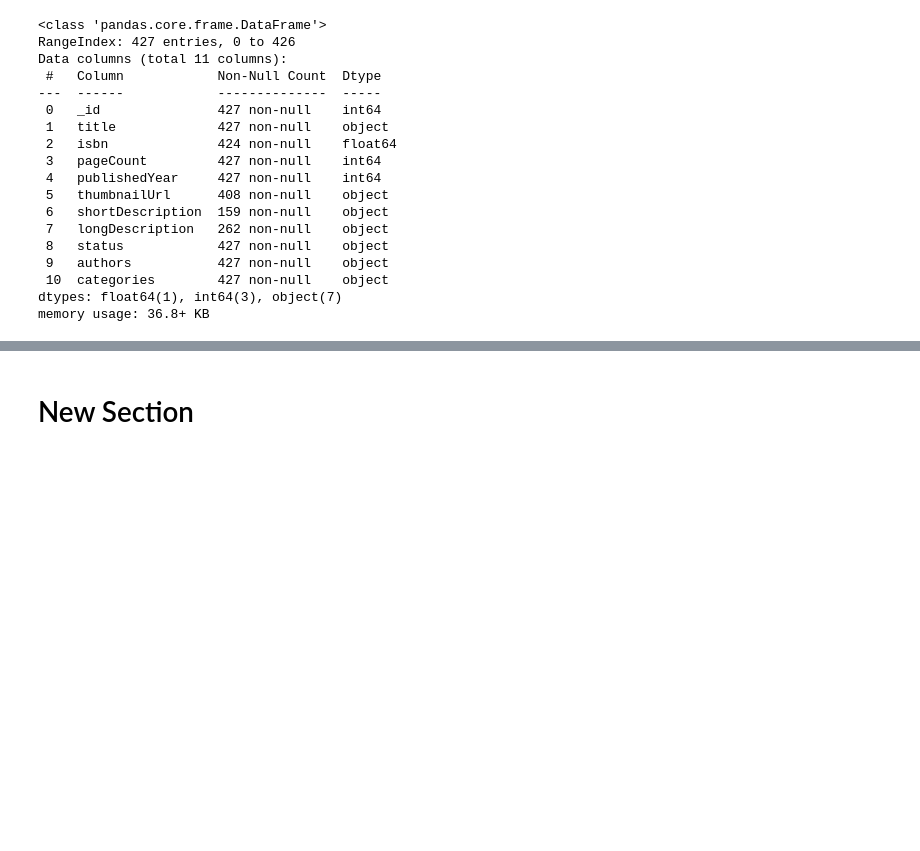
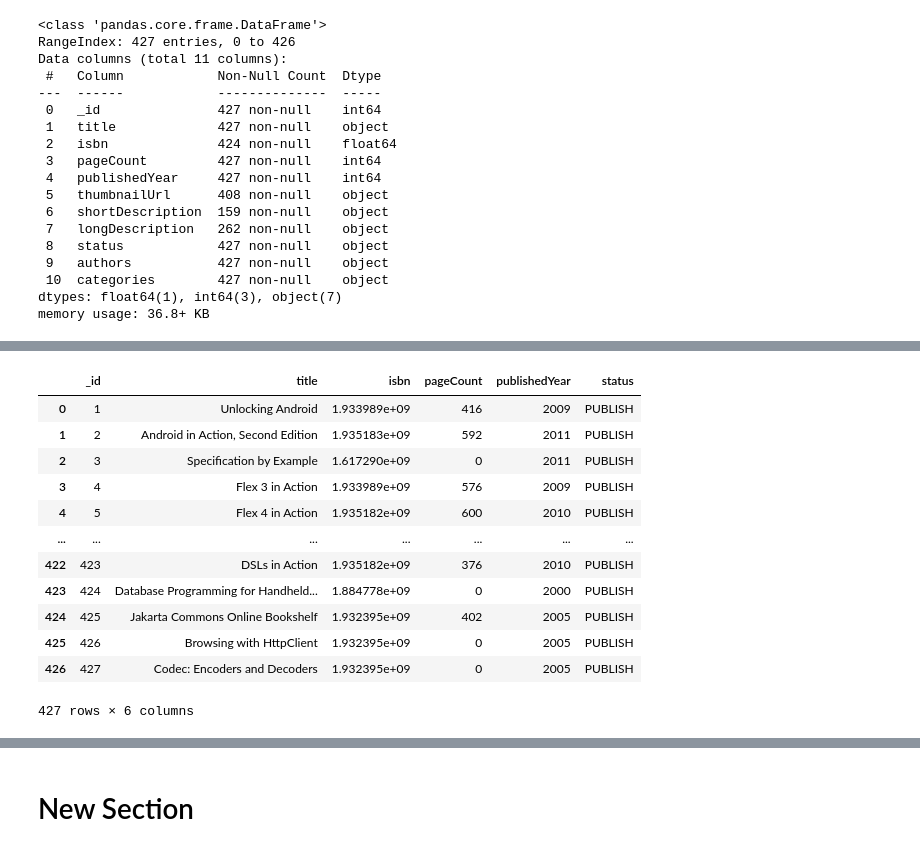
Before and after one commit to sujataprasad01/Books-JSON-data-for-scrapping-analysis, a Jupyter notebook: Project_4_Using_JSON_data_for_analysis.ipynb, the cells around one changed output, grey strips where cells are left out. Drawn from its saved outputs; the diff is of its cells as text; code cells hidden in the pictures; blank space fills up the shorter version.

```diff
--- a/Project_4_Using_JSON_data_for_analysis.ipynb
+++ b/Project_4_Using_JSON_data_for_analysis.ipynb
@@ -923,0 +988,2 @@ memory usage: 36.8+ KB
+# %%
+df['status'].replace("MEAP", "UNPUBLISH", inplace=True)
@@ -923,0 +1110,18 @@ memory usage: 36.8+ KB
+# %%
+df.drop(['authors', 'categories'], axis=1, inplace=True)
+# %%
+df
+# %% [output]
+|  | _id | title | isbn | pageCount | publishedYear | status |
+| 0 | 1 | Unlocking Android | 1.933989e+09 | 416 | 2009 | PUBLISH |
+| 1 | 2 | Android in Action, Second Edition | 1.935183e+09 | 592 | 2011 | PUBLISH |
+| 2 | 3 | Specification by Example | 1.617290e+09 | 0 | 2011 | PUBLISH |
+| 3 | 4 | Flex 3 in Action | 1.933989e+09 | 576 | 2009 | PUBLISH |
+| 4 | 5 | Flex 4 in Action | 1.935182e+09 | 600 | 2010 | PUBLISH |
+| ... | ... | ... | ... | ... | ... | ... |
+| 422 | 423 | DSLs in Action | 1.935182e+09 | 376 | 2010 | PUBLISH |
+| 423 | 424 | Database Programming for Handheld... | 1.884778e+09 | 0 | 2000 | PUBLISH |
+| 424 | 425 | Jakarta Commons Online Bookshelf | 1.932395e+09 | 402 | 2005 | PUBLISH |
+| 425 | 426 | Browsing with HttpClient | 1.932395e+09 | 0 | 2005 | PUBLISH |
+| 426 | 427 | Codec: Encoders and Decoders | 1.932395e+09 | 0 | 2005 | PUBLISH |
+427 rows × 6 columns
```
Also changed, not shown: parts of 26 cells of this notebook.
